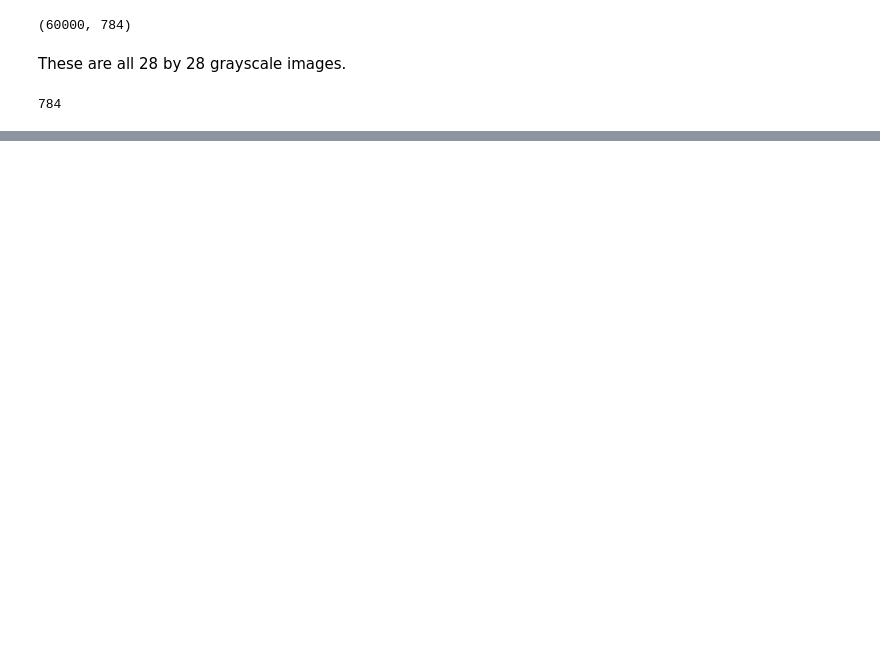
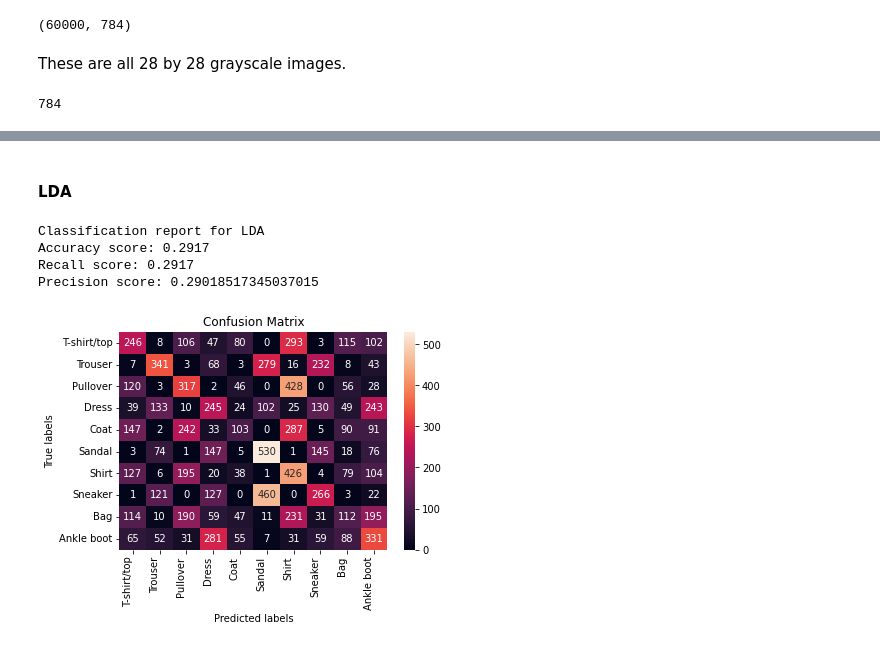
Before and after one commit to PaulErpen/Machine-Learning---Deep-Learning-Exercise, a Jupyter notebook: Traditional_Machine_Learning_Zalando.ipynb, the cells around one changed output, grey strips where cells are left out. Drawn from its saved outputs; the diff is of its cells as text; code cells hidden in the pictures; blank space fills up the shorter version.

```diff
--- a/Traditional_Machine_Learning_Zalando.ipynb
+++ b/Traditional_Machine_Learning_Zalando.ipynb
@@ -169,0 +247,13 @@ Algorithms used:
+# %% [markdown]
+#### LDA
+# %%
+model_lda = LinearDiscriminantAnalysis()
+model_lda.fit(df_zalando_simple_train, y_train)
+predictions_lda = model_lda.predict(df_zalando_simple_test)
+do_classification_report(y_test, predictions_lda, "LDA")
+# %% [output]
+Classification report for LDA
+Accuracy score: 0.2917
+Recall score: 0.2917
+Precision score: 0.29018517345037015
+[figure, added]
```
Also changed, not shown: parts of 20 cells of this notebook, 2 other files.
